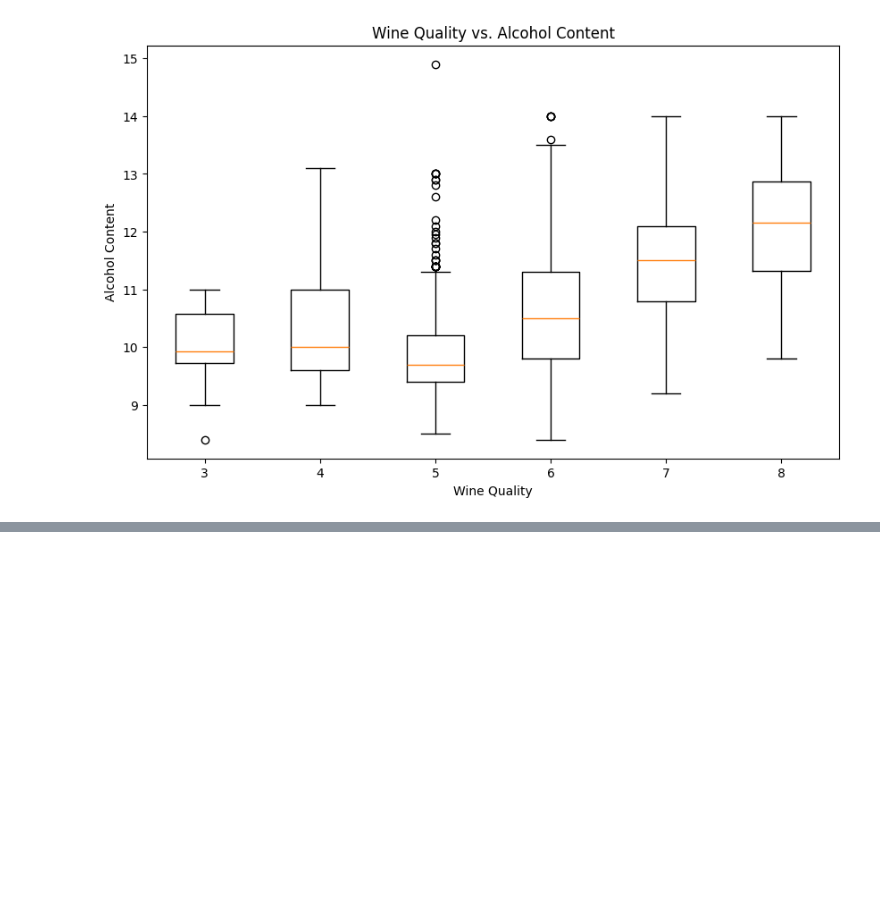
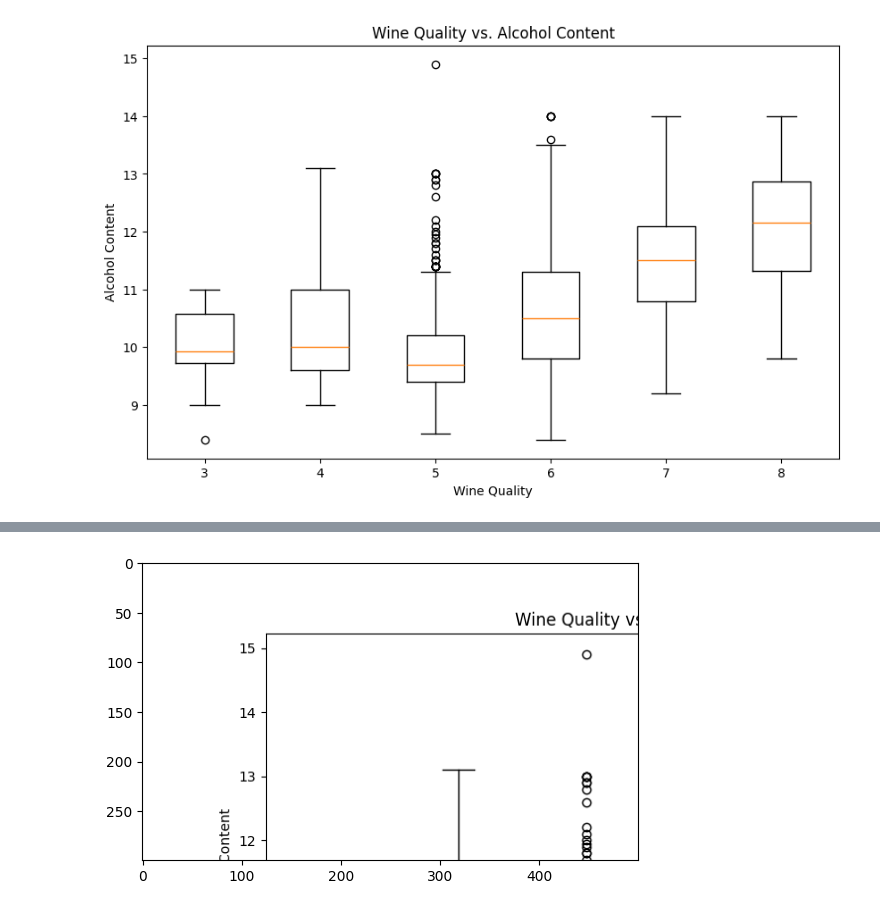
Before and after one commit to fii-optim-lab/RO-AI-Training, a Jupyter notebook: session01-Python-for-AI/03-PandasMaplotlib.ipynb, the cells around one changed output, grey strips where cells are left out. Saved outputs shown, nothing was run; the diff lists cells and outputs as text; code cells hidden in the pictures; blank space fills up the shorter version.

```diff
--- a/session01-Python-for-AI/03-PandasMaplotlib.ipynb
+++ b/session01-Python-for-AI/03-PandasMaplotlib.ipynb
@@ -215,0 +240,5 @@ plt.show()
+# %%
+plt.imshow(array[:300, :500])
+plt.show()
+# %% [output]
+[figure, added]
```
Also changed, not shown: parts of 11 cells of this notebook.
